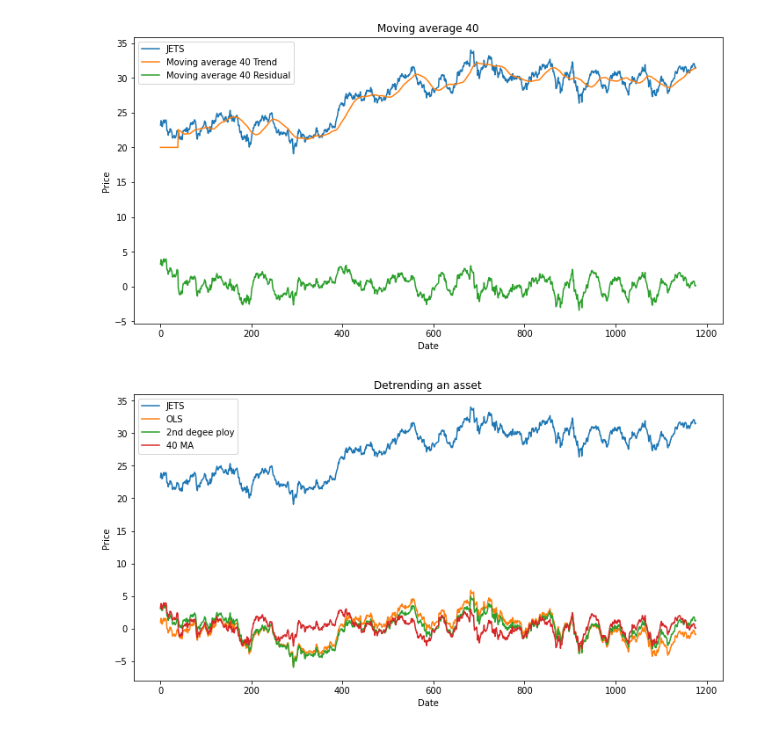
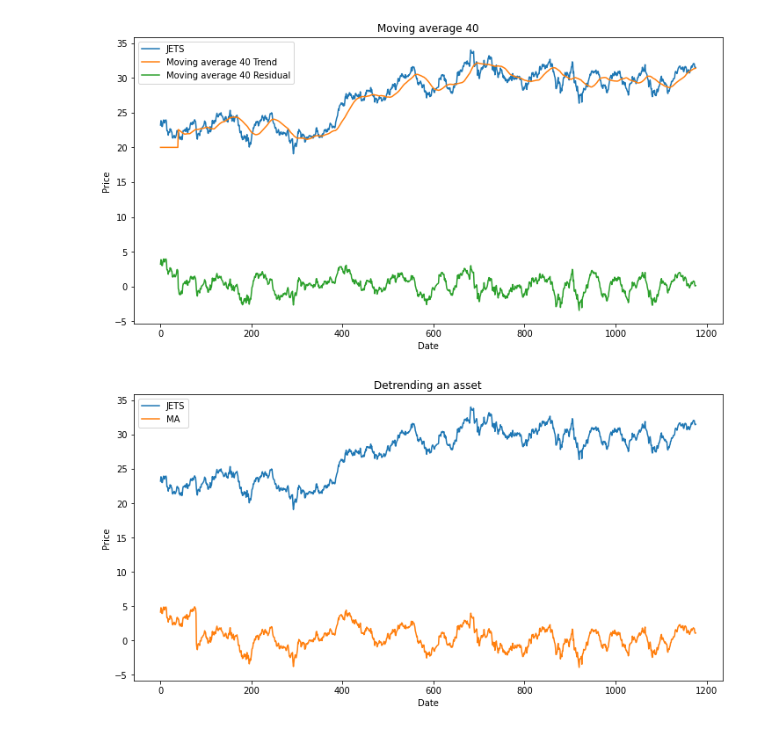
Before and after one commit to alik604/algorithmic-trading, a Jupyter notebook: Seasonal Decomposition and Detrending.ipynb, the cells around one changed output. Cells and saved outputs as stored; diff of their text form; code cells hidden in the pictures.

```diff
--- a/Seasonal Decomposition and Detrending.ipynb
+++ b/Seasonal Decomposition and Detrending.ipynb
@@ -189,13 +189,13 @@ plot_stuff(TSLA, MA_40, name= 'Moving average 40')
 # %%
 plt.figure(figsize=(12, 6))
 plt.plot(TSLA, label = ticker)
 
 # tester for MA
-# plt.plot(TSLA - data.TSLA.rolling(80).mean().fillna(TSLA.min()).values, label = 'MA')
+plt.plot(TSLA - data.rolling(80).mean().fillna(TSLA.min()).values.flatten(), label = 'MA')
 
 plt.ylabel("Price")
 plt.xlabel("Date")
 plt.legend()
 plt.title("Detrending an asset");
 # %% [output]
-[figure, old version]
+[figure, new version]
```
Also changed, not shown: parts of 2 cells of this notebook, 2 other files.
